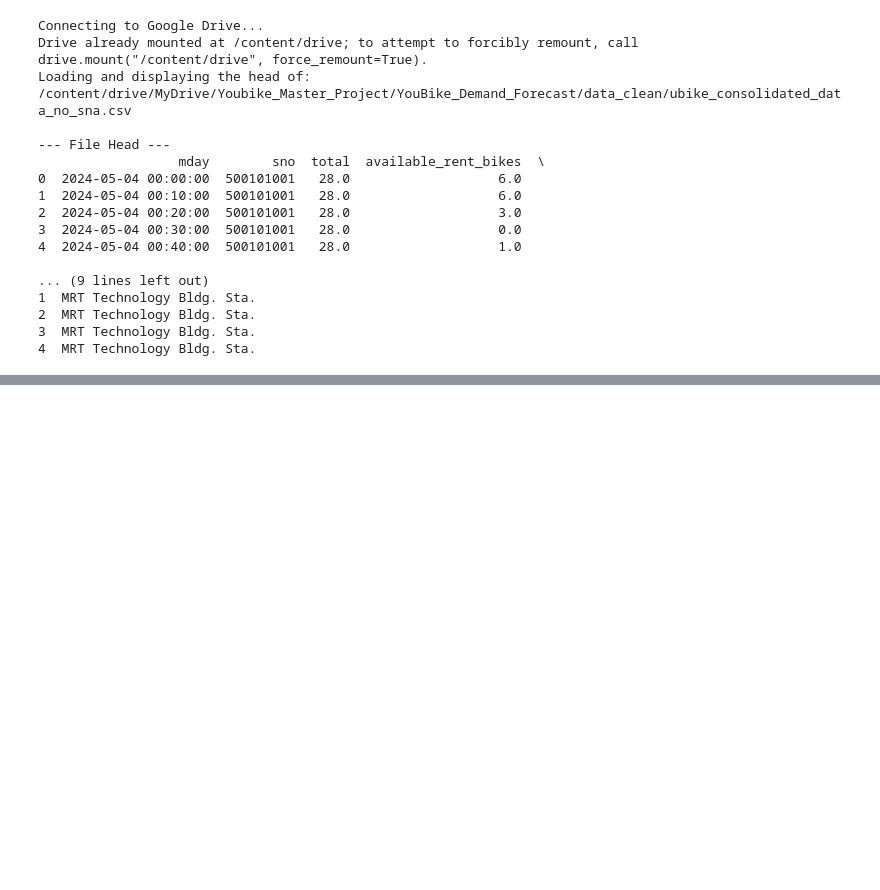
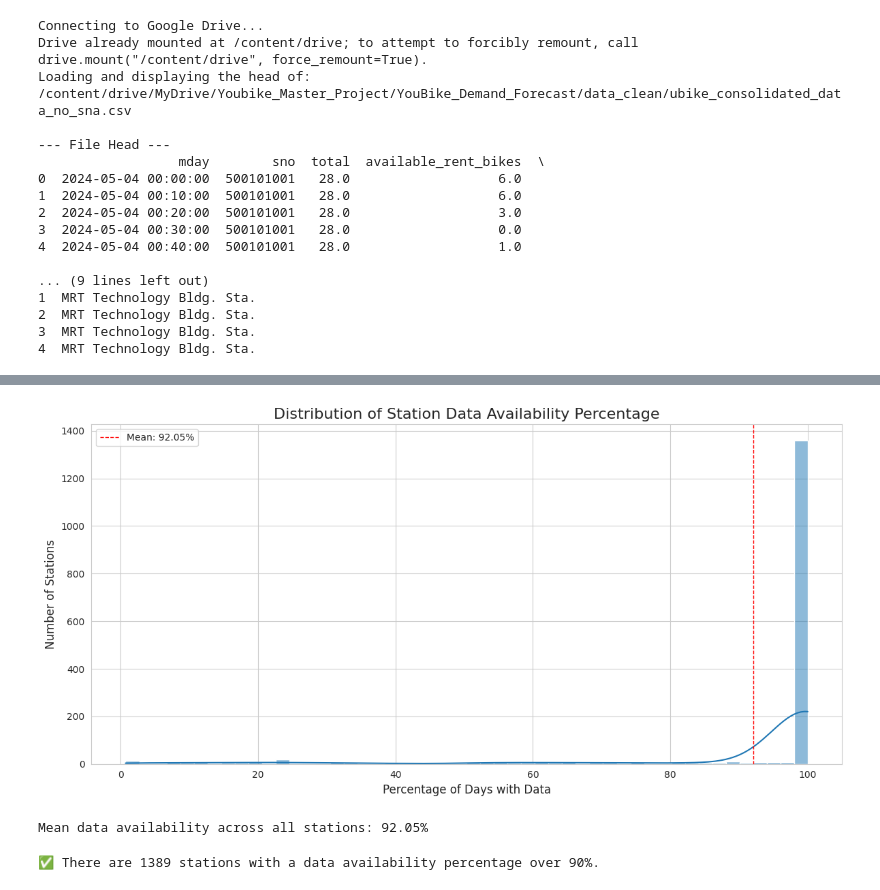
Before and after one commit to NRek95/YouBike_Demand_Forecast, a Jupyter notebook: notebooks/ubike_snapshot_prep.ipynb, the cells around one changed output, grey strips where cells are left out. Cells and saved outputs as stored; diff of their text form; code cells hidden in the pictures; blank space fills up the shorter version.

```diff
--- a/notebooks/ubike_snapshot_prep.ipynb
+++ b/notebooks/ubike_snapshot_prep.ipynb
@@ -1518,0 +1675,15 @@ Loading and displaying the head of: /content/drive/MyDrive/Youbike_Master_Projec
+# %%
+import datetime
+
+# Extract all unique dates from the daily_counts_dict keys
+all_dates = sorted(list(set([date for (sno, date), count in daily_counts_dict.items()])))
+
+if all_dates:
+    start_date = all_dates[0]
+    end_date = all_dates[-1]
+    print(f"✅ Identified the full date range in the data:")
+    print(f"   Start Date: {start_date}")
+    print(f"   End Date: {end_date}")
+    print(f"   Total unique days: {len(all_dates)}")
+else:
+    print("❌ No dates found in the daily counts dictionary.")
@@ -1518,0 +1802,45 @@ Loading and displaying the head of: /content/drive/MyDrive/Youbike_Master_Projec
+# %%
+import matplotlib.pyplot as plt
+import seaborn as sns
+
+# Set the style for the plots
+sns.set_style("whitegrid")
+
+# Create a histogram of the 'percentage_found' column
+plt.figure(figsize=(12, 6))
+sns.histplot(availability_df_sorted['percentage_found'], bins=50, kde=True)
+
+# Add titles and labels
+plt.title('Distribution of Station Data Availability Percentage', fontsize=16)
+plt.xlabel('Percentage of Days with Data', fontsize=12)
+plt.ylabel('Number of Stations', fontsize=12)
+
+# Add a vertical line for the mean availability
+mean_availability = availability_df_sorted['percentage_found'].mean()
+plt.axvline(mean_availability, color='red', linestyle='dashed', linewidth=1, label=f'Mean: {mean_availability:.2f}%')
+
+# Add a legend
+plt.legend()
+
+# Show the plot
+plt.tight_layout()
+plt.show()
+
+print(f"Mean data availability across all stations: {mean_availability:.2f}%")
+# %% [output]
+[figure, added]
+Mean data availability across all stations: 92.05%
+# %%
+# Filter the DataFrame to include only stations with a percentage found over 90%
+stations_over_90_percent = availability_df_sorted[availability_df_sorted['percentage_found'] > 90]
+
+# Get the count of these stations
+num_stations_over_90_percent = len(stations_over_90_percent)
+
+print(f"✅ There are {num_stations_over_90_percent} stations with a data availability percentage over 90%.")
+
+# Optionally, display the list of these stations
+# print("\nList of stations with over 90% availability:")
+# display(stations_over_90_percent)
+# %% [output]
+✅ There are 1389 stations with a data availability percentage over 90%.
```
Also changed, not shown: parts of 22 cells of this notebook.
